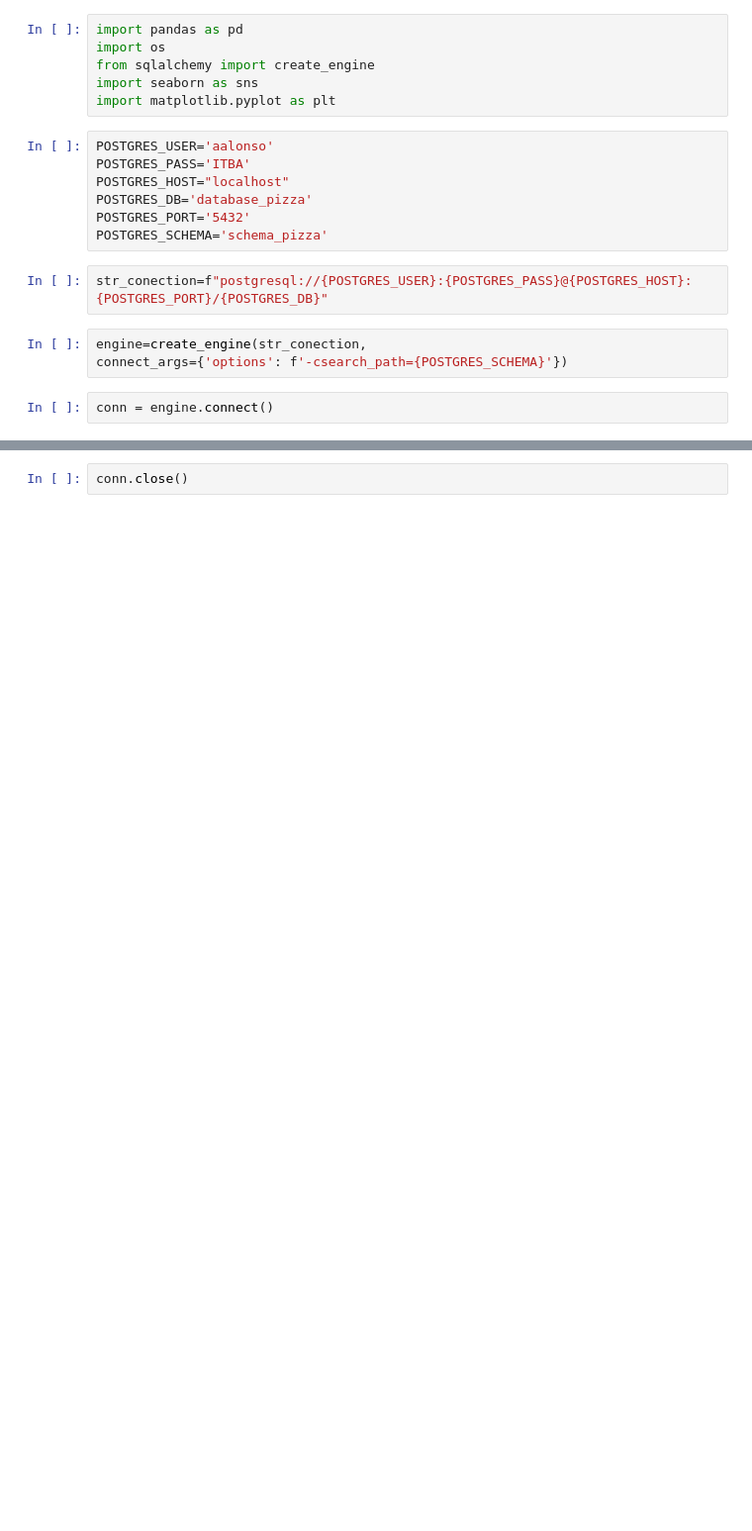
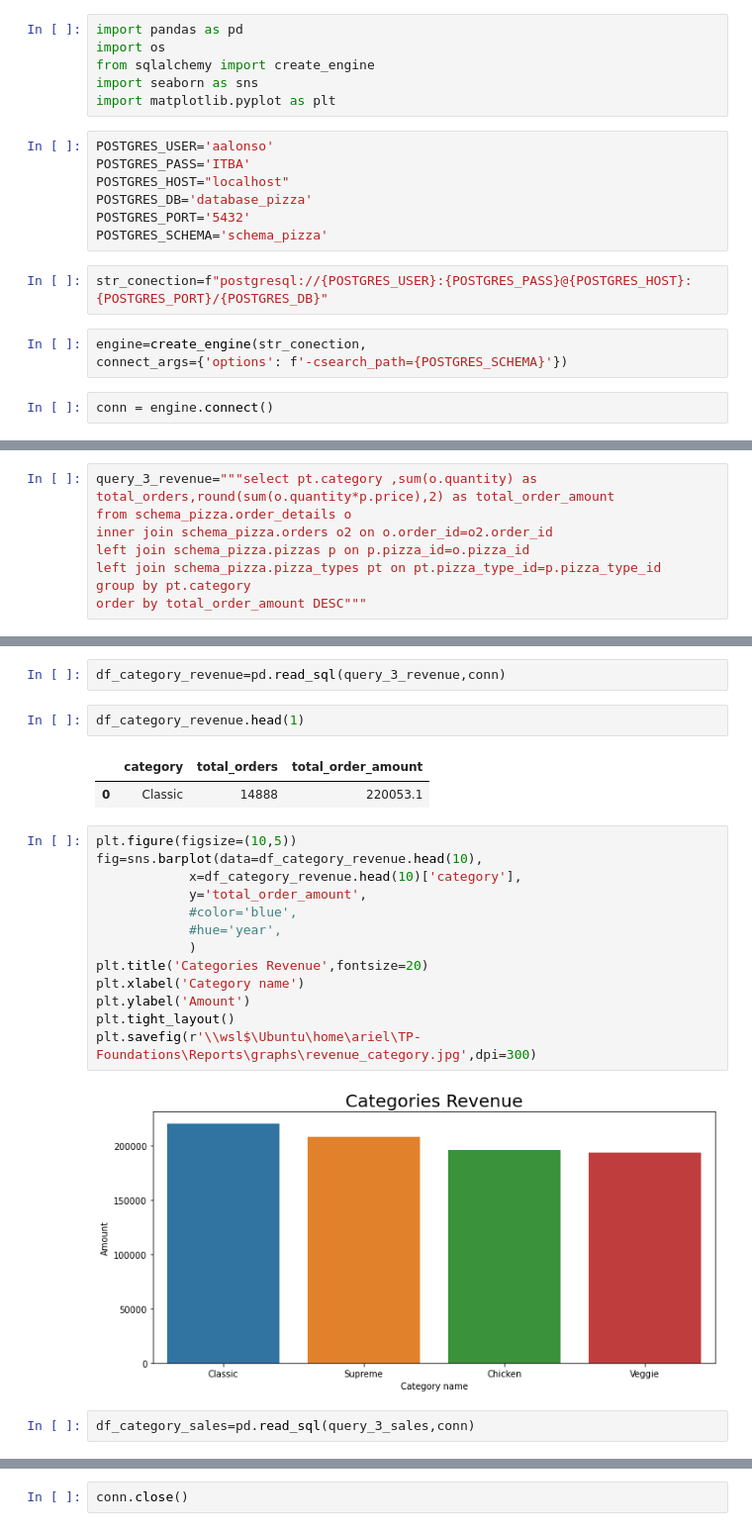
Before and after one commit to RArielAlonso/tp-foundations-itba-arielalonso, a Jupyter notebook: Reports/reports-nb.ipynb, the cells around one changed output, grey strips where cells are left out. Shown at 99% size. Cells and saved outputs as stored; diff of their text form; blank space fills up the shorter version.

```diff
--- a/Reports/reports-nb.ipynb
+++ b/Reports/reports-nb.ipynb
@@ -43,0 +116,8 @@ plt.savefig(r'\\wsl$\Ubuntu\home\ariel\TP-Foundations\Reports\graphs\facturacion
+# %%
+query_3_revenue="""select pt.category ,sum(o.quantity) as total_orders,round(sum(o.quantity*p.price),2) as total_order_amount
+from schema_pizza.order_details o
+inner join schema_pizza.orders o2 on o.order_id=o2.order_id
+left join schema_pizza.pizzas p on p.pizza_id=o.pizza_id
+left join schema_pizza.pizza_types pt on pt.pizza_type_id=p.pizza_type_id
+group by pt.category
+order by total_order_amount DESC"""
@@ -43,0 +132,24 @@ plt.savefig(r'\\wsl$\Ubuntu\home\ariel\TP-Foundations\Reports\graphs\facturacion
+# %%
+df_category_revenue=pd.read_sql(query_3_revenue,conn)
+# %%
+df_category_revenue.head(1)
+# %% [output]
+|  | category | total_orders | total_order_amount |
+| 0 | Classic | 14888 | 220053.1 |
+# %%
+plt.figure(figsize=(10,5))
+fig=sns.barplot(data=df_category_revenue.head(10),
+            x=df_category_revenue.head(10)['category'],
+            y='total_order_amount',
+            #color='blue',
+            #hue='year',
+            )
+plt.title('Categories Revenue',fontsize=20)
+plt.xlabel('Category name')
+plt.ylabel('Amount')
+plt.tight_layout()
+plt.savefig(r'\\wsl$\Ubuntu\home\ariel\TP-Foundations\Reports\graphs\revenue_category.jpg',dpi=300)
+# %% [output]
+[figure, added]
+# %%
+df_category_sales=pd.read_sql(query_3_sales,conn)
```
Also changed, not shown: parts of 26 cells of this notebook, 5 other files.
